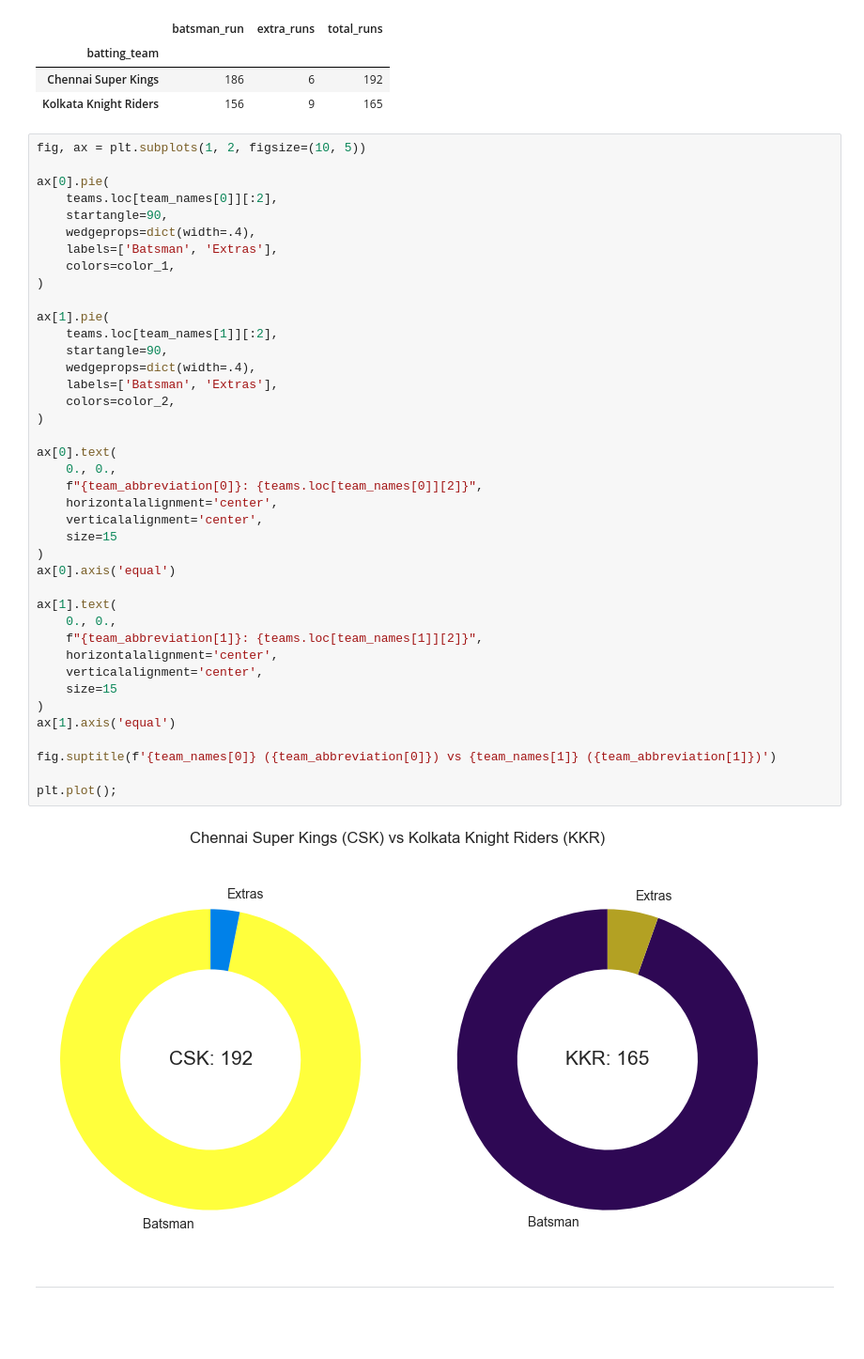
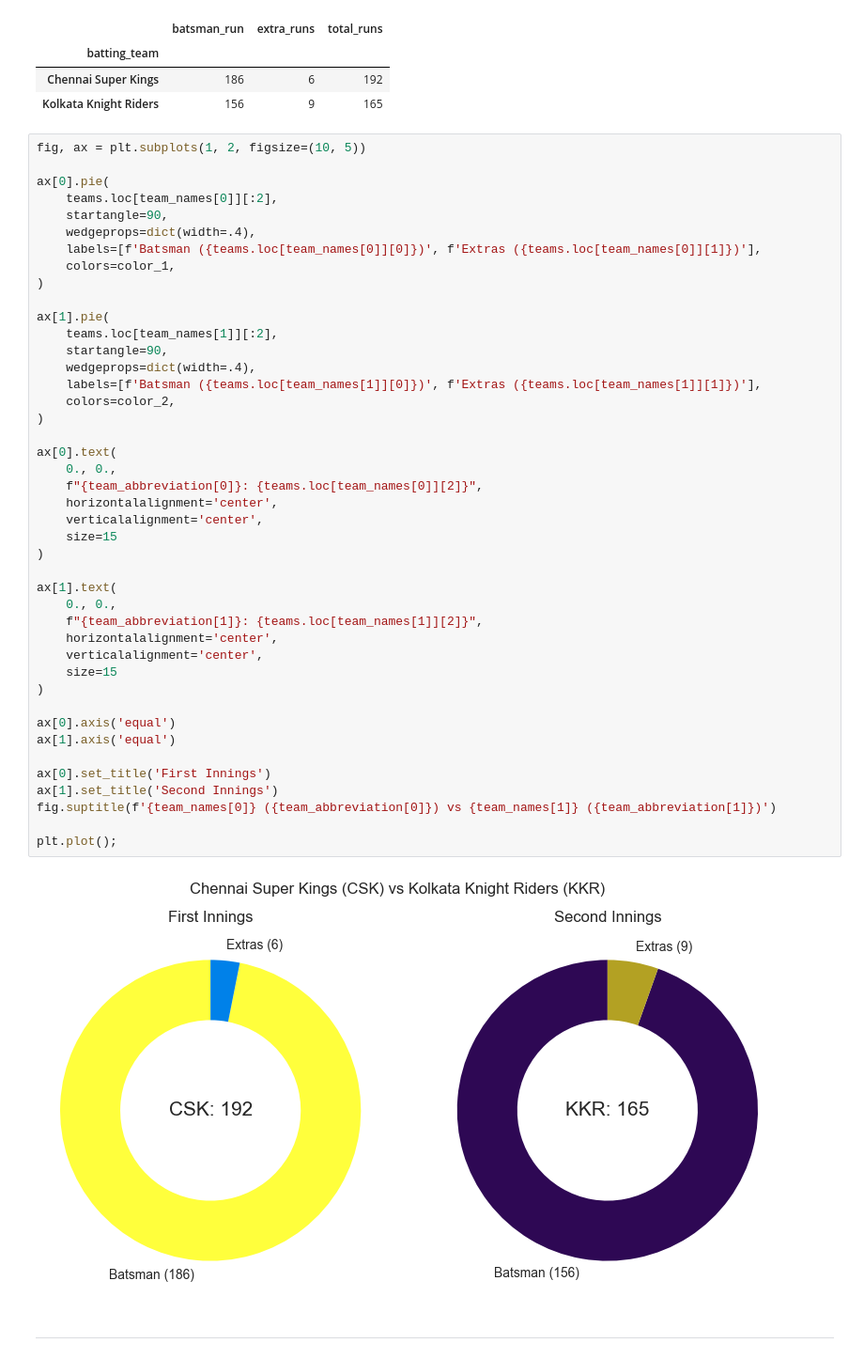
Before and after one commit to arabind-meher/IPL-2021-Analysis, a Jupyter notebook: 04_data_analysis.ipynb, the cells around one changed output. Shown at 94% size. Saved outputs shown, nothing was run; the diff lists cells and outputs as text; blank space fills up the shorter version.

```diff
--- a/04_data_analysis.ipynb
+++ b/04_data_analysis.ipynb
@@ -103,41 +103,44 @@ ax[0].pie(
     teams.loc[team_names[0]][:2],
     startangle=90,
     wedgeprops=dict(width=.4),
-    labels=['Batsman', 'Extras'],
+    labels=[f'Batsman ({teams.loc[team_names[0]][0]})', f'Extras ({teams.loc[team_names[0]][1]})'],
     colors=color_1,
 )
 
 ax[1].pie(
     teams.loc[team_names[1]][:2],
     startangle=90,
     wedgeprops=dict(width=.4),
-    labels=['Batsman', 'Extras'],
+    labels=[f'Batsman ({teams.loc[team_names[1]][0]})', f'Extras ({teams.loc[team_names[1]][1]})'],
     colors=color_2,
 )
 
 ax[0].text(
     0., 0.,
     f"{team_abbreviation[0]}: {teams.loc[team_names[0]][2]}",
     horizontalalignment='center',
     verticalalignment='center',
     size=15
 )
-ax[0].axis('equal')
 
 ax[1].text(
     0., 0.,
     f"{team_abbreviation[1]}: {teams.loc[team_names[1]][2]}",
     horizontalalignment='center',
     verticalalignment='center',
     size=15
 )
+
+ax[0].axis('equal')
 ax[1].axis('equal')
 
+ax[0].set_title('First Innings')
+ax[1].set_title('Second Innings')
 fig.suptitle(f'{team_names[0]} ({team_abbreviation[0]}) vs {team_names[1]} ({team_abbreviation[1]})')
 
 plt.plot();
 # %% [output]
-[figure, old version]
+[figure, new version]
 # %% [markdown]
 ---
 # %% [markdown]
```
Also changed, not shown: parts of 5 cells of this notebook.
